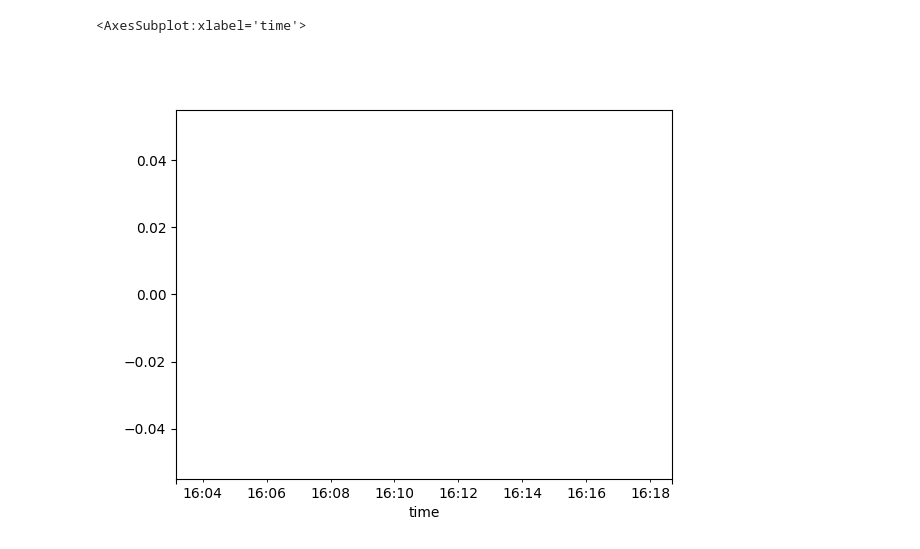
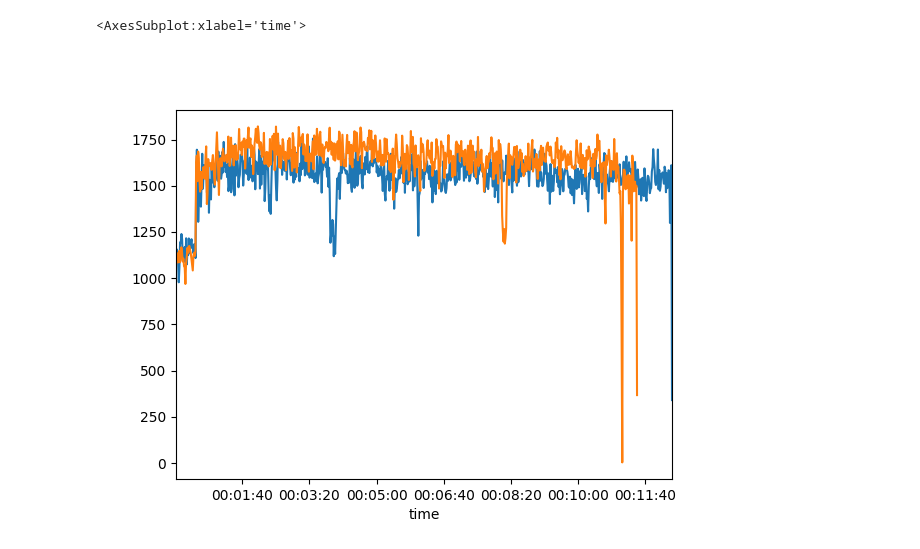
Before and after one commit to Corgam/mongo_benchmark, a Jupyter notebook: data_analysis/throughput.ipynb, the cells around one changed output. Saved outputs shown, nothing was run; the diff lists cells and outputs as text; code cells hidden in the pictures.

Commit message:
Worked on the data analysis

```diff
--- a/data_analysis/throughput.ipynb
+++ b/data_analysis/throughput.ipynb
@@ -3,32 +3,46 @@
 import pandas as pd
 import matplotlib.pyplot as plt
 import datetime
-DATA_PATH = "Sorted_Results9_Shards2_04-02-2022_17-18-42.txt.csv"
-DATA_PATH2 = "Sorted_Results5_Shards3_03-02-2022_17-54-27.txt.csv"
+DATA_PATH = "Sorted_Results3_Shards1_06-02-2022_14-28-42.txt.csv"
+DATA_PATH2 = "Sorted_Results0_Shards2_05-02-2022_16-31-08.txt.csv"
+DATA_PATH3 = "Sorted_Results2_Shards3_05-02-2022_19-44-25.txt.csv"
 # %%
-print(datetime.datetime(2022, 2, 3,16,48,24,992845)-datetime.datetime(2022, 2, 3,14,57,23,833618))
-df: pd.DataFrame = pd.read_csv(DATA_PATH)
+
+# df: pd.DataFrame = pd.read_csv(DATA_PATH)
+# df_responses = df[df.action == "ReceivedResponse"]
+# df_responses = df_responses[["time","latency"]]
+# df_responses["time"] = pd.to_datetime(df_responses["time"])
+# #df_responses["time"] = df_responses["time"].apply(lambda x: x-datetime.datetime(2022, 2, 3,14,57,23,833618))
+# df_responses = df_responses.set_index("time")
+# seconds = df_responses.latency.resample("S").count()
+# seconds = seconds.rolling(300).mean()
+# print(seconds.mean())
+# seconds.plot()
+
+df: pd.DataFrame = pd.read_csv(DATA_PATH2)
 df_responses = df[df.action == "ReceivedResponse"]
 df_responses = df_responses[["time","latency"]]
 df_responses["time"] = pd.to_datetime(df_responses["time"])
-# 2022-02-03 14:57:23.833618
-#df_responses["time"] = df_responses["time"].apply(lambda x: x-datetime.datetime(2022, 2, 3,14,57,23,833618))
+#2022-02-05 15:18:05
+df_responses["time"] = df_responses["time"].apply(lambda x: x-datetime.datetime(2022, 2, 5,15,18,5,103285))
 df_responses = df_responses.set_index("time")
-print(df_responses.head(10))
 seconds = df_responses.latency.resample("S").count()
-seconds = seconds.rolling(700).mean()
-print(seconds.head(10))
-seconds.plot()
+seconds = seconds.rolling(50).mean()
+print(seconds.mean())
+ax = seconds.plot(label="2 Shards")
+ax.plot()
 
-# df: pd.DataFrame = pd.read_csv(DATA_PATH2)
-# df_responses = df[df.action == "ReceivedResponse"]
-# df_responses = df_responses[["time","latency"]]
-# df_responses["time"] = pd.to_datetime(df_responses["time"])
-# # 2022-02-03 16:48:24.992845
-# #df_responses["time"] = df_responses["time"].apply(lambda x: x-datetime.datetime(2022, 2, 3,16,47,24,992845))
-# df_responses = df_responses.set_index("time")
-# print(df_responses.head(10))
-# seconds = df_responses.latency.resample("S").count()
-# print(seconds.head(10))
-# seconds.plot()
+df: pd.DataFrame = pd.read_csv(DATA_PATH3)
+df_responses = df[df.action == "ReceivedResponse"]
+df_responses = df_responses[["time","latency"]]
+df_responses["time"] = pd.to_datetime(df_responses["time"])
+# 2022-02-05 18:32:21.611978
+df_responses["time"] = df_responses["time"].apply(lambda x: x-datetime.datetime(2022, 2, 5,18,32,21,611978))
+df_responses = df_responses.set_index("time")
+seconds = df_responses.latency.resample("S").count()
+seconds = seconds.rolling(50).mean()
+print(seconds.mean())
+ax = seconds.plot(label="3 Shards")
+plt.legend(loc='lower right')
+plt.show()
 # %% [output]
@@ -52,2 +51,2 @@ Freq: S, Name: latency, dtype: float64
 <AxesSubplot:xlabel='time'>
-[figure, old version]
+[figure, new version]
```
Also changed, not shown: parts of 1 cell of this notebook, 4 other files.
